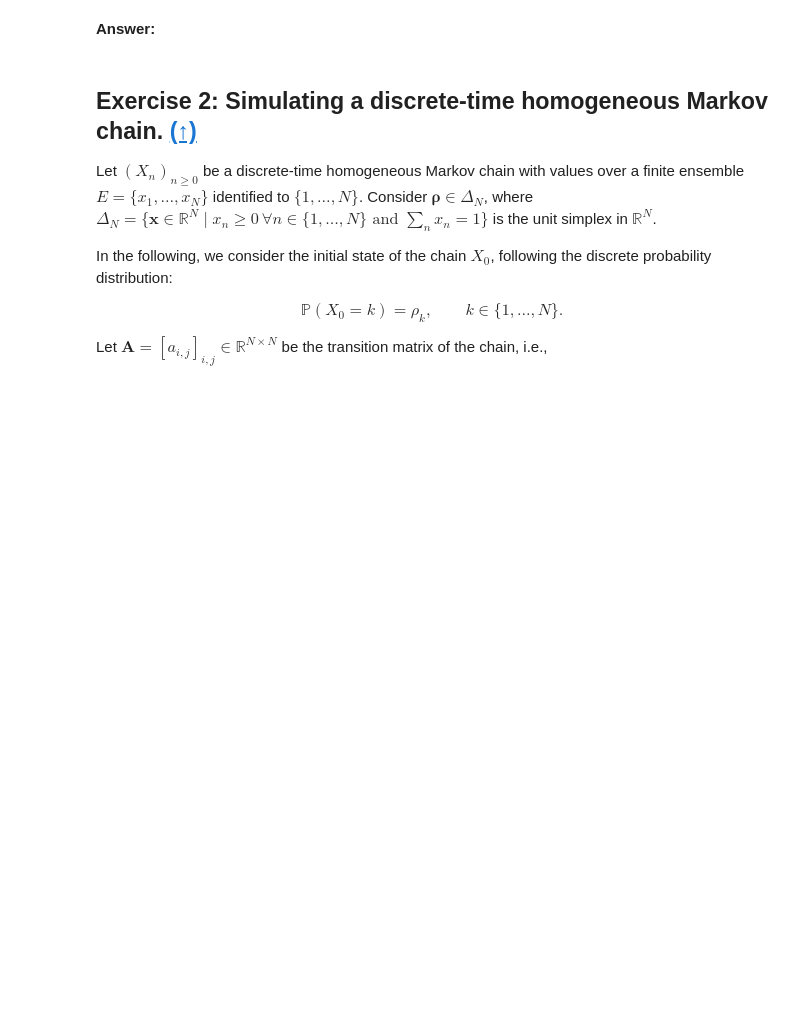
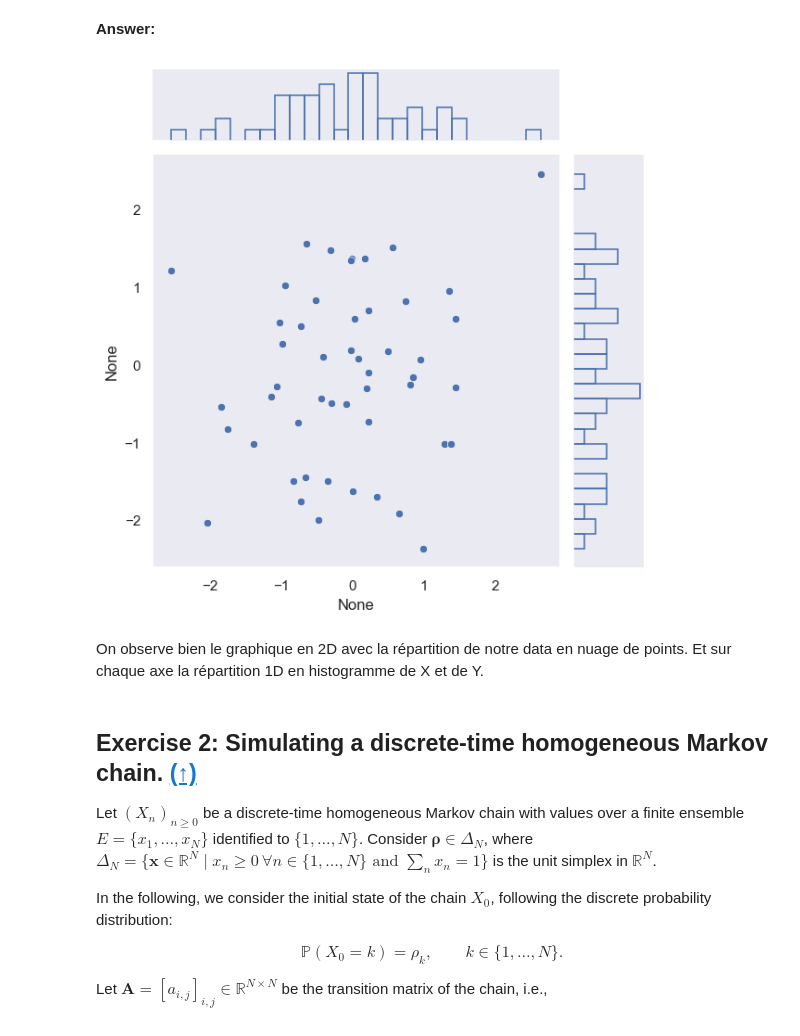
Before and after one commit to mcaron01/python_sdia, a Jupyter notebook: Labs/Lab5/lab5.ipynb, the cells around one changed output. Cells and saved outputs as stored; diff of their text form; code cells hidden in the pictures; blank space fills up the shorter version.

```diff
--- a/Labs/Lab5/lab5.ipynb
+++ b/Labs/Lab5/lab5.ipynb
@@ -65,3 +102,13 @@ f.tight_layout()
+# %%
+# On utilise sns.jointplot pour afficher la distribution 2D et les histogrammes 1D
+joint_plot = sns.jointplot(x=x, y=y, kind="scatter", marginal_kws=dict(bins=25, fill=False))
+
+# On enregistre l'image
+joint_plot.savefig('img/joint_plot.png')
+# %% [output]
+[figure, added]
+# %% [markdown]
+On observe bien le graphique en 2D avec la répartition de notre data en nuage de points. Et sur chaque axe la répartition 1D en histogramme de X et de Y.
 # %% [markdown]
 ## <a name="ex2">Exercise 2: Simulating a discrete-time homogeneous Markov chain.</a> [(&#8593;)](#content)
 
```
Also changed, not shown: parts of 8 cells of this notebook, 1 other file.
